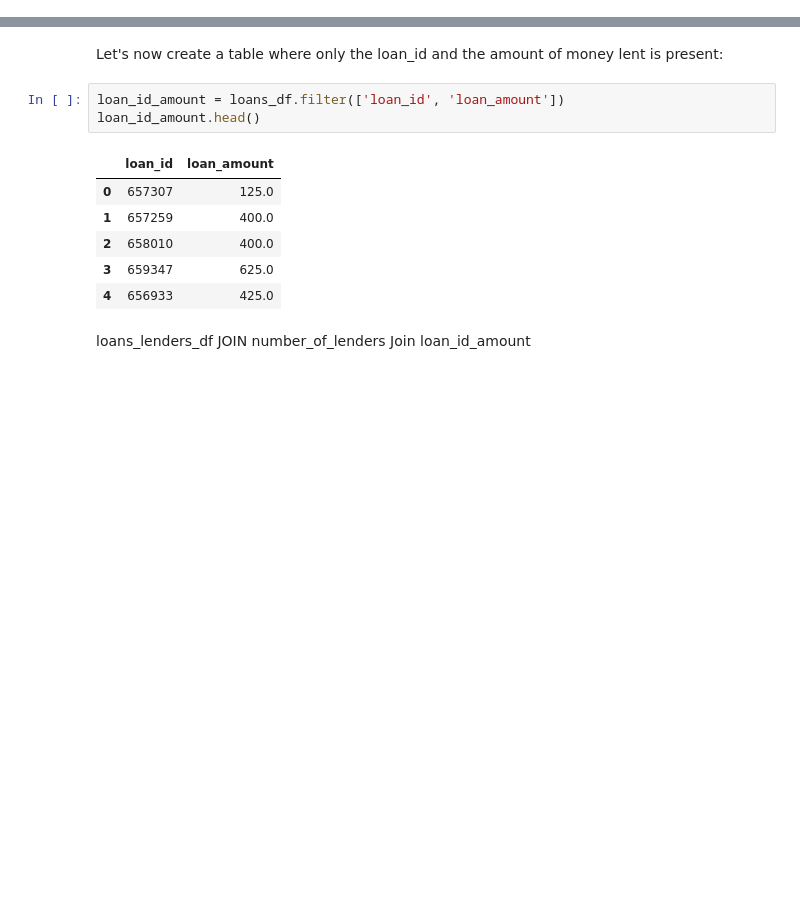
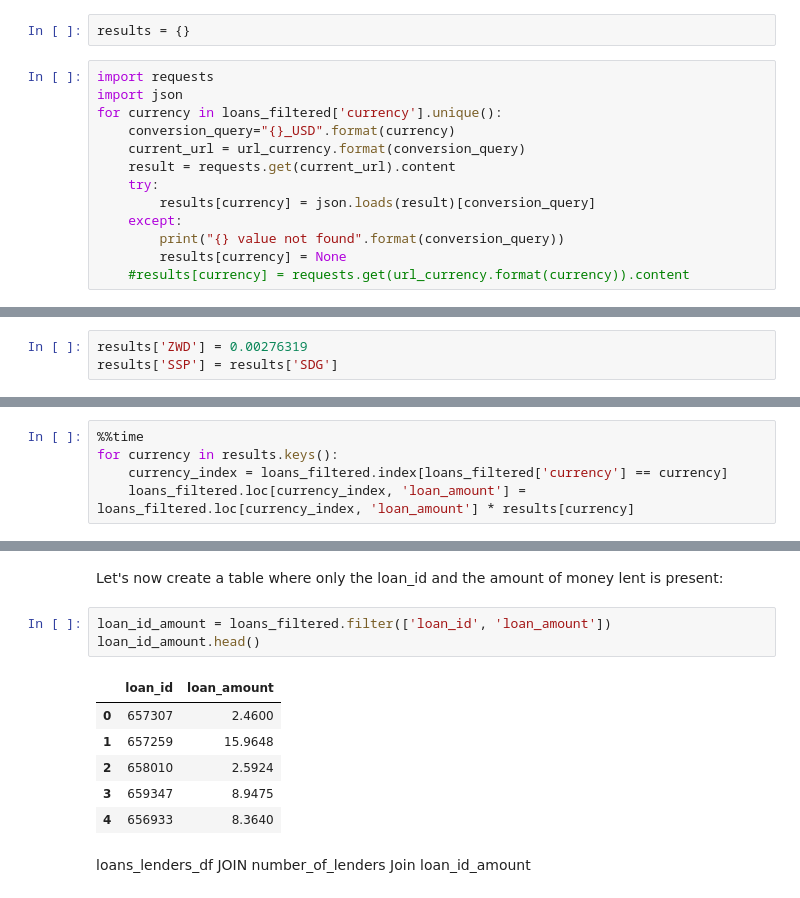
Before and after one commit to hechmik/foundations_of_cs, a Jupyter notebook: Project.ipynb, the cells around one changed output, grey strips where cells are left out. Cells and saved outputs as stored; diff of their text form; blank space fills up the shorter version.

Commit message:
Convert loan amounts in USD and modified involved Qs

```diff
--- a/Project.ipynb
+++ b/Project.ipynb
@@ -376,0 +413,15 @@ See the caveats in the documentation: http://pandas.pydata.org/pandas-docs/stabl
+# %%
+results = {}
+# %%
+import requests
+import json
+for currency in loans_filtered['currency'].unique():
+    conversion_query="{}_USD".format(currency)
+    current_url = url_currency.format(conversion_query)
+    result = requests.get(current_url).content
+    try:
+        results[currency] = json.loads(result)[conversion_query]
+    except:
+        print("{} value not found".format(conversion_query))
+        results[currency] = None
+    #results[currency] = requests.get(url_currency.format(currency)).content
@@ -376,0 +434,3 @@ See the caveats in the documentation: http://pandas.pydata.org/pandas-docs/stabl
+# %%
+results['ZWD'] = 0.00276319
+results['SSP'] = results['SDG']
@@ -376,0 +459,5 @@ See the caveats in the documentation: http://pandas.pydata.org/pandas-docs/stabl
+# %%
+%%time
+for currency in results.keys():
+    currency_index = loans_filtered.index[loans_filtered['currency'] == currency]
+    loans_filtered.loc[currency_index, 'loan_amount'] = loans_filtered.loc[currency_index, 'loan_amount'] * results[currency]
@@ -650,15 +754,15 @@ loans_lenders_df[loans_lenders_df.loan_id == 1444065]
 # %% [markdown]
 Let's now create a table where only the loan_id and the amount of money lent is present:
 # %%
-loan_id_amount = loans_df.filter(['loan_id', 'loan_amount'])
+loan_id_amount = loans_filtered.filter(['loan_id', 'loan_amount'])
 loan_id_amount.head()
 # %% [output]
 |  | loan_id | loan_amount |
-| 0 | 657307 | 125.0 |
-| 1 | 657259 | 400.0 |
-| 2 | 658010 | 400.0 |
-| 3 | 659347 | 625.0 |
-| 4 | 656933 | 425.0 |
+| 0 | 657307 | 2.4600 |
+| 1 | 657259 | 15.9648 |
+| 2 | 658010 | 2.5924 |
+| 3 | 659347 | 8.9475 |
+| 4 | 656933 | 8.3640 |
 # %% [markdown]
 loans_lenders_df JOIN number_of_lenders Join loan_id_amount
 # %%
```
Also changed, not shown: parts of 57 cells of this notebook.
